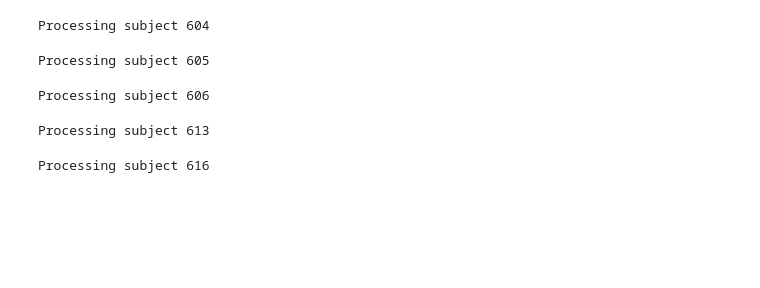
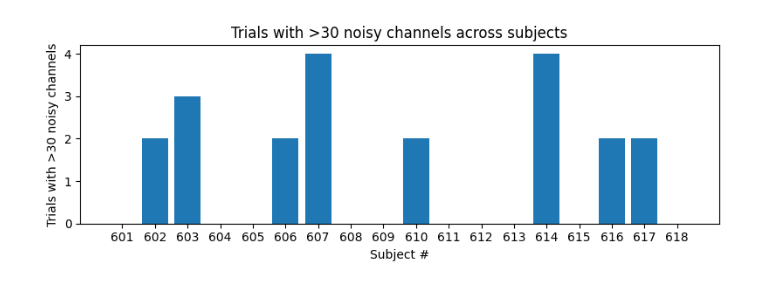
Before and after one commit to MohammadMMK/EEG-analysis-pipeline, a Jupyter notebook: notebooks/high_amplitude_noises.ipynb, the cells around one changed output. Saved outputs shown, nothing was run; the diff lists cells and outputs as text; code cells hidden in the pictures; blank space fills up the shorter version.

```diff
--- a/notebooks/high_amplitude_noises.ipynb
+++ b/notebooks/high_amplitude_noises.ipynb
@@ -10,8 +10,7 @@ workspace_root = os.path.abspath("..")
 if workspace_root not in sys.path:
     sys.path.append(workspace_root)
 mne.set_log_level('ERROR')
-from Pipeline import pre_HA_denoise
+from Pipeline import pre_HA_denoise, detect_HA_outliers
 
 subject = 601
-
-datanorm = pre_HA_denoise(subject,30)
+detection = detect_HA_outliers(subject, threshold=6)
@@ -115,32 +26,17 @@ workspace_root = os.path.abspath("..")
 if workspace_root not in sys.path:
     sys.path.append(workspace_root)
 mne.set_log_level('ERROR')
-from Pipeline import detect_HA_outliers
+from Pipeline import  detect_HA_outliers
 
+with open(os.path.join(workspace_root,'Data', 'artifacts.pkl'), "rb") as f:
+    all_bads = pickle.load(f)
 
-with open(os.path.join(workspace_root,'Data', 'BadTrialsChannel_manualDetected.pkl'), "rb") as f:
-    all_bads = pickle.load(f)
+subjects = np.arange(601, 619)
+all_detected = []
+for subject in subjects:
+    detection = detect_HA_outliers(subject, threshold=6)
+    all_bads[subject]['detection'] = detection
+    all_detected.append(detection)
+
+with open(os.path.join(workspace_root, 'Data', 'artifacts.pkl'), "wb") as f:
+    pickle.dump(all_bads, f)
-# %%
-
-all_detection = []
-all_bad_trials = []
-
-list = [604,605,606,613,616]
-for subject in list:
-    try:
-        print(f"Processing subject {subject}")
-        detection, bad_trials = detect_HA_outliers(subject, threshold = 6)
-        all_detection.append(detection)
-        all_bad_trials.append(bad_trials)
-        new_bad_trials= all_bads[subject]['trial_numbers'] + bad_trials
-        all_bads[subject] = {'channel_names': all_bads[subject]['channel_names'], 'trial_numbers': new_bad_trials,
-                        'detection': detection, 'noisy_components': all_bads[subject]['noisy_components']}
-    except Exception as e:
-        print(f"Error processing subject {subject}: {e}")
-        continue
-# %% [output]
-Processing subject 604
-Processing subject 605
-Processing subject 606
-Processing subject 613
-Processing subject 616
@@ -151,0 +43,18 @@ m = all_bads[601]['detection']
+# %%
+
+auto_remove = []
+for det in all_detected:
+    noisy_counts = det.T.sum(axis=1)
+    auto_remove.append(np.sum(noisy_counts > 30))
+
+plt.figure(figsize=(8, 3))
+plt.bar(np.arange(1, len(subjects)+1), auto_remove)
+# Set x-ticks to subject numbers
+plt.xticks(np.arange(1, len(subjects)+1), subjects)
+plt.xlabel('Subject #')
+plt.ylabel('Trials with >30 noisy channels')
+plt.title('Trials with >30 noisy channels across subjects')
+plt.tight_layout()
+plt.show()
+# %% [output]
+[figure, added]
```
Also changed, not shown: parts of 7 cells of this notebook, 10 other files.
